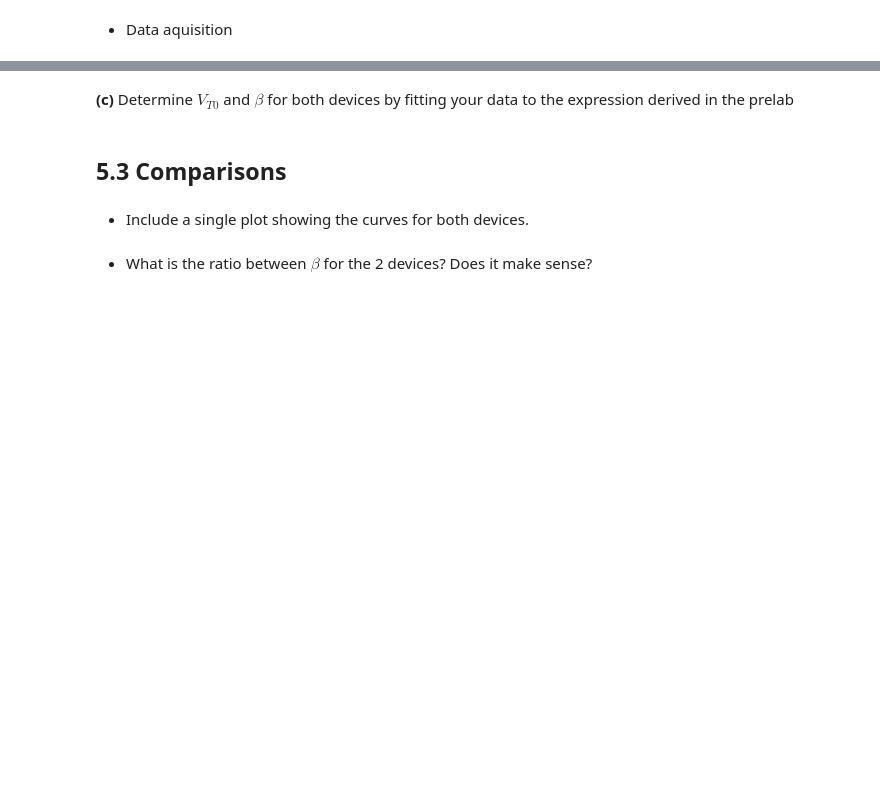
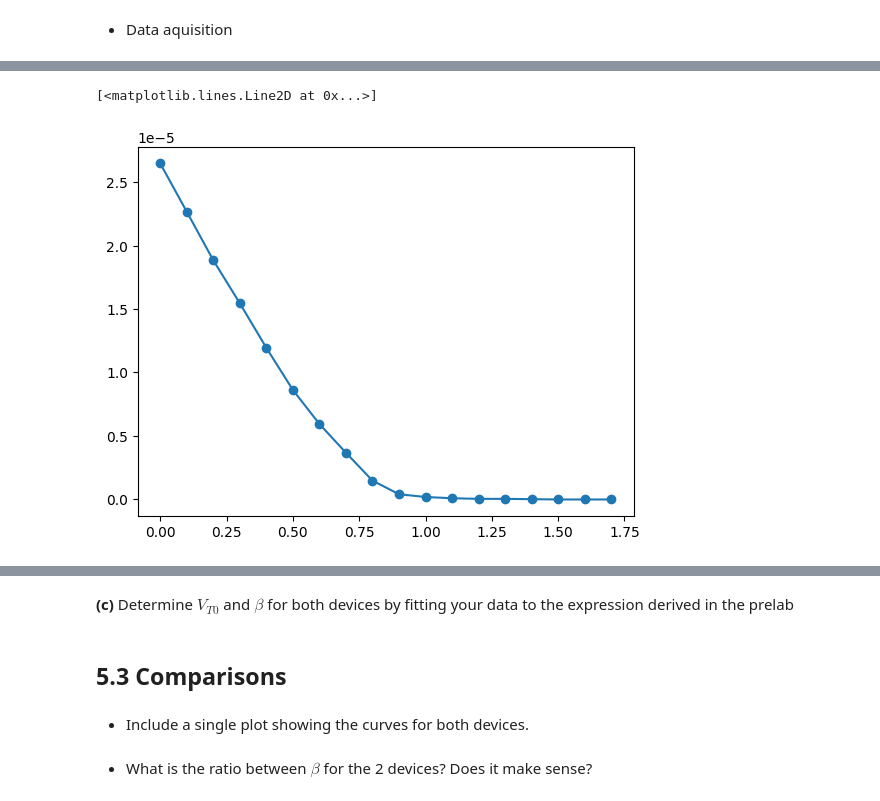
Before and after one commit to daggermaster3000/NE1, a Jupyter notebook: TP3/2022_Lab3_AboveThr_GroupNumber_FirstName_LastName.ipynb, the cells around one changed output, grey strips where cells are left out. Cells and saved outputs as stored; diff of their text form; code cells hidden in the pictures; blank space fills up the shorter version.

```diff
--- a/TP3/2022_Lab3_AboveThr_GroupNumber_FirstName_LastName.ipynb
+++ b/TP3/2022_Lab3_AboveThr_GroupNumber_FirstName_LastName.ipynb
@@ -475,11 +559,13 @@ d.draw()
 # %%
 # set bulk voltage
+p.set_voltage(pyplane.DacChannel.AIN1,1.8)
 
 time.sleep(0.05)  # wait for it to settle
 
 # set source voltage
-
+p.set_voltage(pyplane.DacChannel.GO23,1.8)
 
 # set drain voltage
-
+p.set_voltage(pyplane.DacChannel.GO21,0.8)
 # Print I_ds for checking
+print(p.read_current(pyplane.AdcChannel.GO21_N))
@@ -497,0 +585,29 @@ print
+# %%
+# sweep gate voltage
+# sweep gate voltage
+import time
+import numpy as np
+
+# Get the leakage current, Read Ids=Ids0 at Vg = 0
+p.set_voltage(pyplane.DacChannel.AIN0,1.8)
+time.sleep(0.5) # wait 0.5 second for it to settle
+Is0_n = p.read_current(pyplane.AdcChannel.GO21_N) #REMEMBER: reading from source is pin AdcChannel.GO20_N
+print("Offset Is0_n: {} A".format(Is0_n))
+
+IDS = []
+read_Ids = 0
+for gate in np.arange(0,1.8,0.1) :
+    # set gate voltage
+    p.set_voltage(pyplane.DacChannel.AIN0,gate)
+
+    print("The gate voltage is set to {} V".format(p.get_set_voltage(pyplane.DacChannel.AIN0)))   ## print the gate voltage
+
+    time.sleep(0.05)  # wait for it to settle
+    # read I_{ds}
+    read_Ids = p.read_current(pyplane.AdcChannel.GO21_N)
+
+
+    print("The measured source current is {} A".format(read_Ids))  ## print the raw data
+
+    # substract leakage current
+    IDS.append(read_Ids-Is0_n)
@@ -498,2 +632,10 @@ print
+# %%
+import matplotlib.pyplot as plt
+# plot
+Vg = np.arange(0,1.8,0.1)
+plt.plot(Vg,IDS,"o-")
+# %% [output]
+[<matplotlib.lines.Line2D at 0x...>]
+[figure, added]
 # %%
 # if the data looks nice, save it!
```
Also changed, not shown: parts of 65 cells of this notebook, 21 other files.
